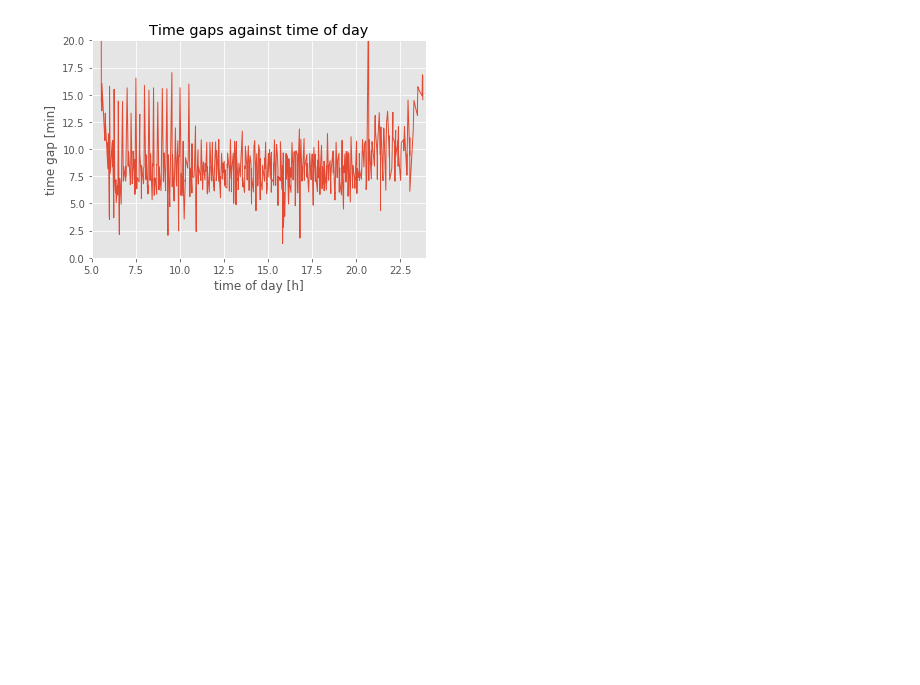
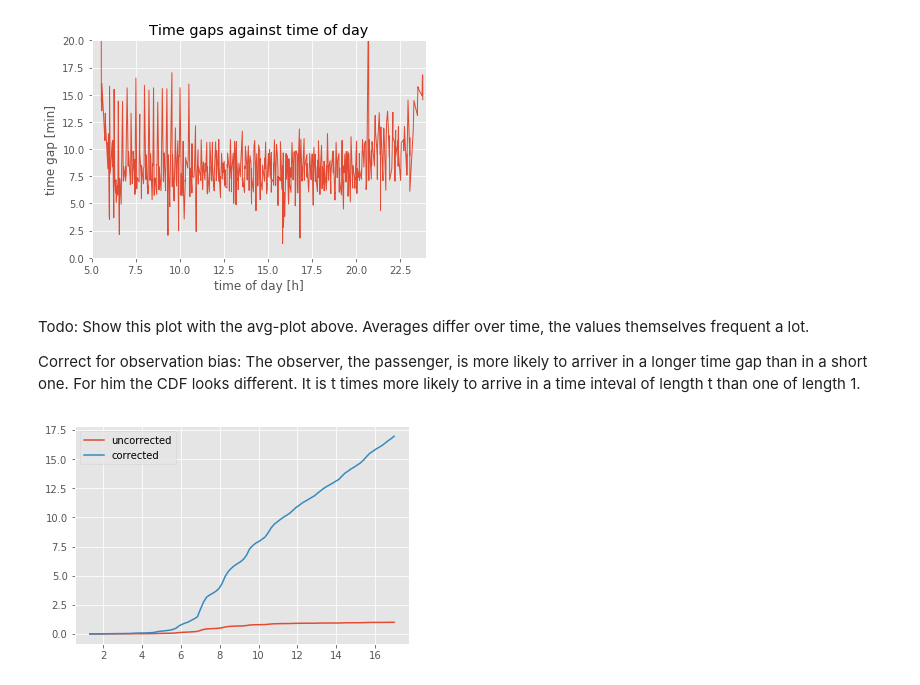
Before and after one commit to fdelia/VBZ-Fahrzeiten, a Jupyter notebook: VBZ Fahrzeiten Prediction.ipynb, the cells around one changed output. Saved outputs shown, nothing was run; the diff lists cells and outputs as text; code cells hidden in the pictures; blank space fills up the shorter version.

Commit message:
corrected for observer bias

```diff
--- a/VBZ Fahrzeiten Prediction.ipynb
+++ b/VBZ Fahrzeiten Prediction.ipynb
@@ -277,3 +280,20 @@ plt.plot(toHours(times), gaps_mins, linewidth=1)
 plt.show()
 # %% [output]
 [figure]
+# %% [markdown]
+Todo: Show this plot with the avg-plot above. Averages differ over time, the values themselves frequent a lot.
+
+Correct for observation bias: The observer, the passenger, is more likely to arriver in a longer time gap than in a short one. For him the CDF looks different. It is t times more likely to arrive in a time inteval of length t than one of length 1.
+# %%
+n_cor = [] # Possibility for bin i from bins[:100]
+for i, t in enumerate(bins[:100]):
+    n_cor.append(t * n[i])
+
+gaps_mins_cor = toMin(gaps_avg_cor)
+plt.plot(bins[:100], n, label='uncorrected')
+plt.plot(bins[:100], n_cor, label='corrected')
+
+plt.legend()
+plt.show()
+# %% [output]
+[figure, added]
```
Also changed, not shown: parts of 1 cell of this notebook.
